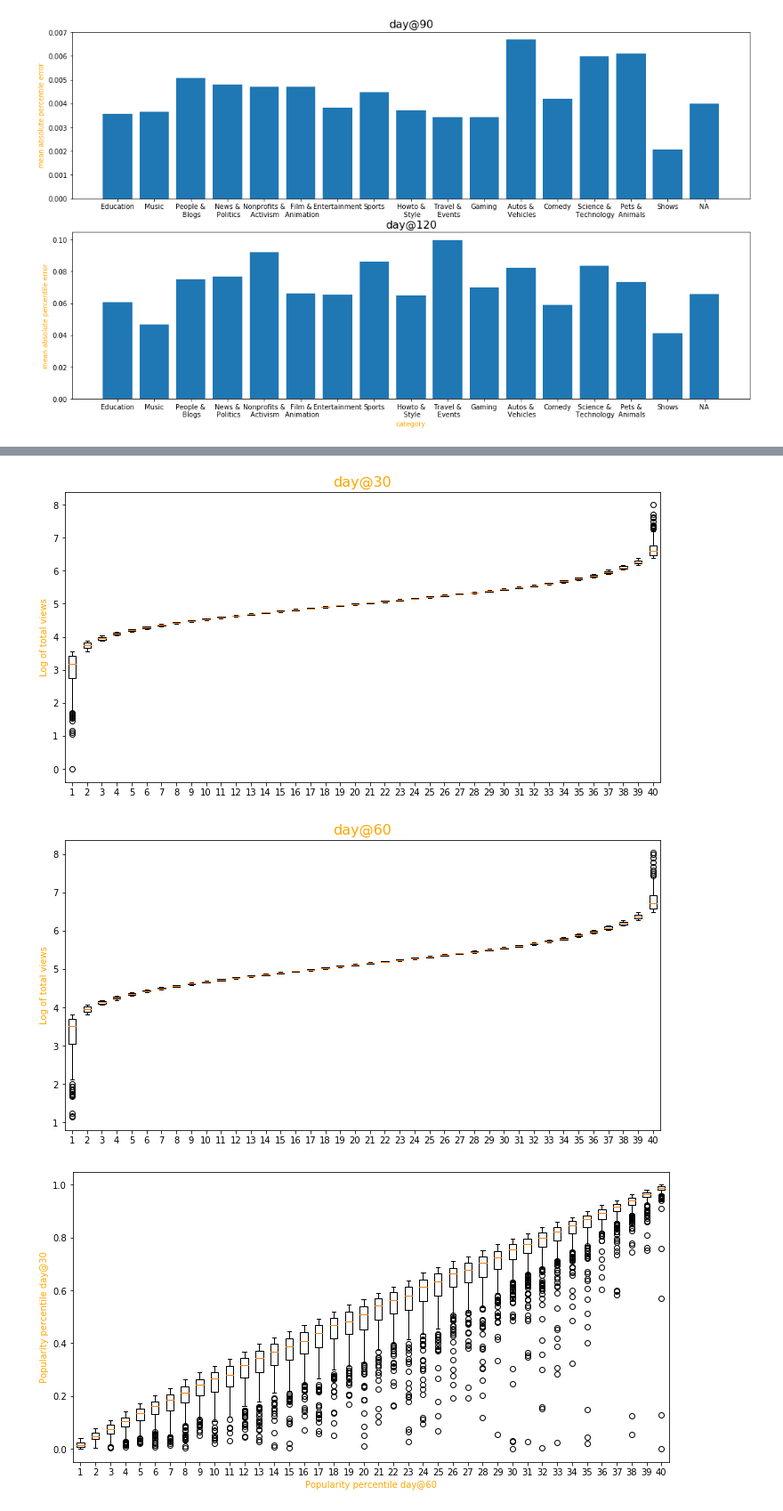
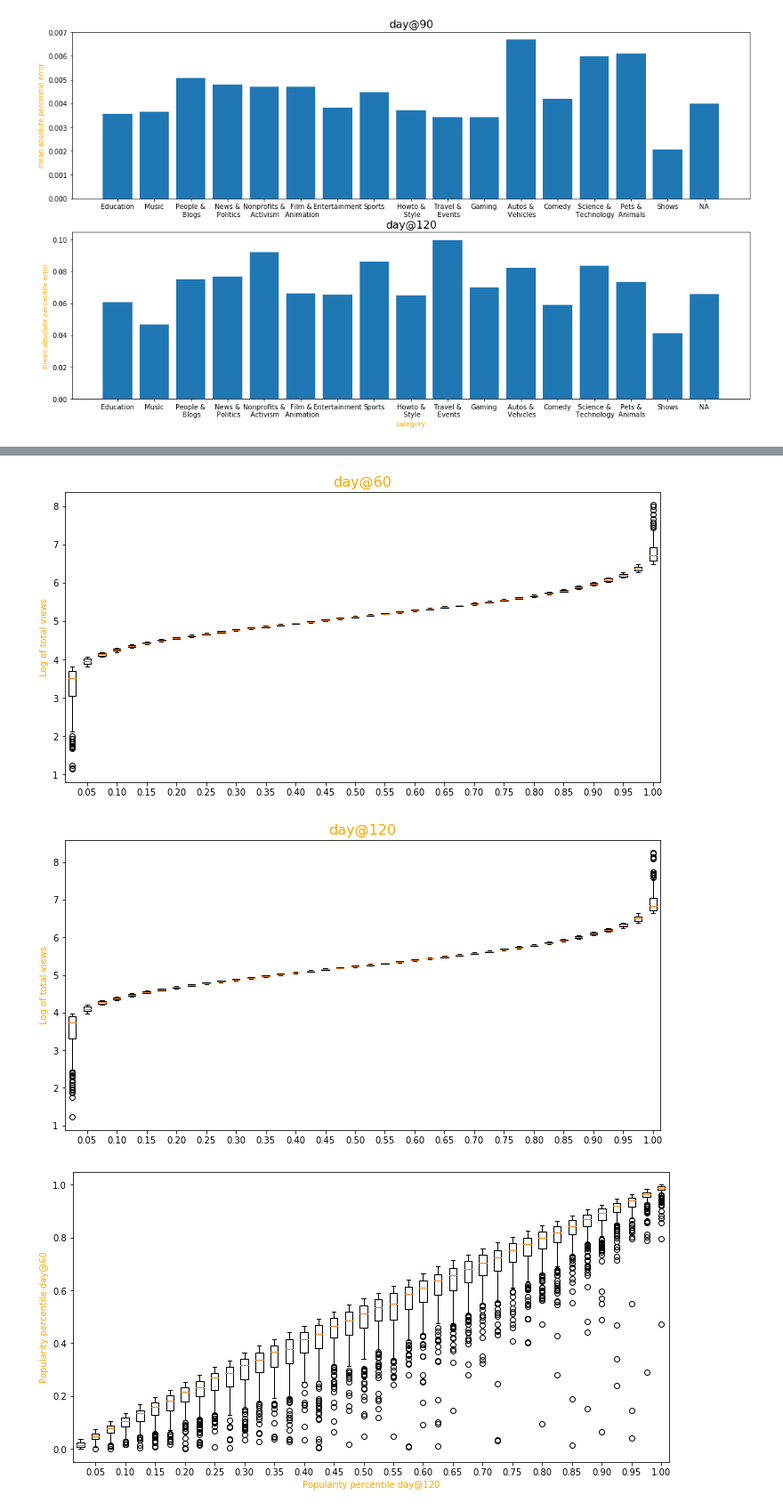
Before and after one commit to septasset/hip-popularity, a Jupyter notebook: reproduce/hip-on-ACTIVE.ipynb, the cells around one changed output, grey strips where cells are left out. Shown at 89% size. Drawn from its saved outputs; the diff is of its cells as text; code cells hidden in the pictures.

```diff
--- a/reproduce/hip-on-ACTIVE.ipynb
+++ b/reproduce/hip-on-ACTIVE.ipynb
@@ -181,14 +180,17 @@ pass
 # %%
 # T vs 2T
-T = 30
+T = 60
 days2 = [T, 2*T]
 pop_percs_gt = pop_perc_at(days2, viewcounts_gt, vids, True)
 figure = plt.figure(figsize=(18,9))
 ax = figure.add_subplot(121)
-ax.scatter(pop_percs_gt[0][days2[0]], pop_percs_gt[1][days2[1]])
+series1 = pop_percs_gt[0][days2[0]]
+series2 = [pop_percs_gt[1][days2[1]].loc[x] for x in pop_percs_gt[0].index]
+ax.scatter(series1, series2)
 ax.set_ylabel("Popularity percentile @2T", color="orange")
 ax.set_xlabel("T", color="orange")
 ax = figure.add_subplot(122)
 ax.set_xlabel("Popularity percentile @T", color="orange")
-ax.hist2d(pop_percs_gt[0][T], pop_percs_gt[1][2*T], bins=50)[0]
+ax.hist2d(series1, series2, bins=50)[0]
+pass
 # %% [output]
@@ -208,35 +203,38 @@ def plot_popPerc_totalViews(days, df_total_views, pop_percs_gt):
     bin_width = 1.0 / noBins
     popPerc_eval = [[] for x in range(noBins)]
     for i in range(len(days)):
         total_views_binned = [[] for x in range(noBins)]
         total_views_log_space = [math.log(max(df_total_views.loc[vid, days[i]], 1), 10) for vid in pop_percs_gt[i].index]
         for j in range(len(pop_percs_gt[i][days[i]])):
             pop_perc = pop_percs_gt[i][days[i]][j]
             noBin = min(int(np.floor(pop_perc / bin_width)), noBins-1)
             total_views_binned[noBin].append(total_views_log_space[j])
 #             if noBin==39 and total_views_log_space[j]<3.333:
 #                 print(pop_perc)
             if i==1:
                 vid = (pop_percs_gt[i].index)[j]
-                popPerc_eval[noBin].append(pop_percs_gt[i-1][days[i-1]].loc[vid])
+                popPerc_eval[noBin].append(pop_percs_gt[0][days[0]].loc[vid])
 
         fig = plt.figure(figsize=(12, 6))
         ax = fig.add_subplot(111)
         ax.boxplot(total_views_binned)
         ax.set_ylabel("Log of total views", color="orange")
         ax.set_title("day@{}".format(days[i]), color="orange")
+        ax.set_xticks([k*2 for k in range(1, noBins//2+1)])
+        ax.set_xticklabels(['{0:.2f}'.format(k*2*bin_width) for k in range(1, noBins//2+1)])
 
     fig = plt.figure(figsize=(12, 6))
     ax = fig.add_subplot(111)
     ax.boxplot(popPerc_eval)
     ax.set_ylabel("Popularity percentile day@{}".format(days[0]), color="orange")
     ax.set_xlabel("Popularity percentile day@{}".format(days[1]), color="orange")
+    ax.set_xticks([k*2 for k in range(1, noBins//2+1)])
+    ax.set_xticklabels(['{0:.2f}'.format(k*2*bin_width) for k in range(1, noBins//2+1)])
     return total_views_binned
-#     ax.set_ylabel("Log of total views")
 
 df_total_views = total_views_at(days2, viewcounts_gt, vids, accumulate=True)
 total_views_binned = plot_popPerc_totalViews(days2, df_total_views, pop_percs_gt)
 # %% [output]
-[figure, old version]
+[figure, new version]
-[figure, old version]
+[figure, new version]
-[figure, old version]
+[figure, new version]
```
Also changed, not shown: parts of 8 cells of this notebook, 1 other file.
